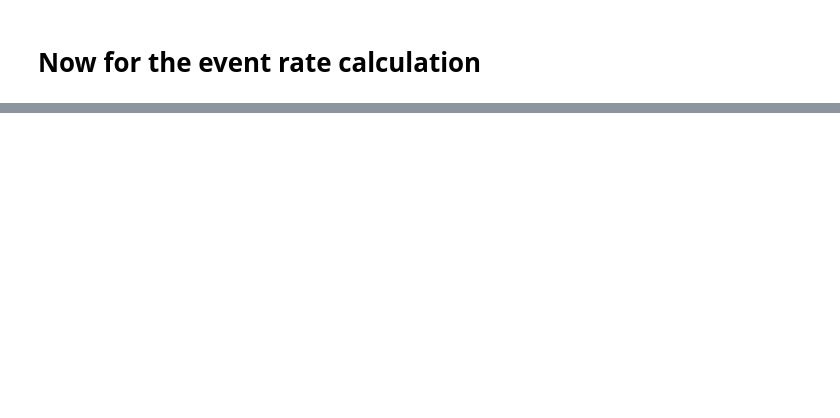
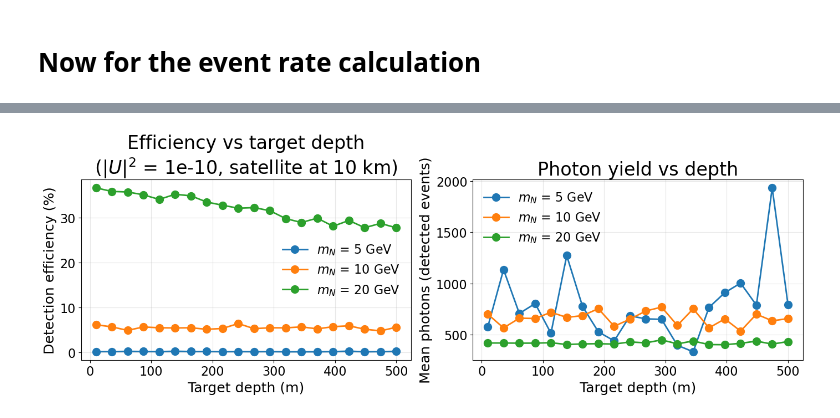
Before and after one commit to nickkamp1/NeutrinoFactoryHNL, a Jupyter notebook: Balloon.ipynb, the cells around one changed output, grey strips where cells are left out. Saved outputs shown, nothing was run; the diff lists cells and outputs as text; code cells hidden in the pictures; blank space fills up the shorter version.

```diff
--- a/Balloon.ipynb
+++ b/Balloon.ipynb
@@ -80,7 +59,7 @@ def F_c_numerical(theta_mu, l_mu, l_N, N_sim=int(1e4)):
     phi_list = np.random.uniform(0,2*np.pi,N_sim)
     return sum(A(theta_mu,phi_list,l_mu,z0)>0) / len(phi_list)
 # %%
-N_points = 25
+N_points = 10
 N_points_lookback = 100
 lookback_length = L_det
 l_N_range = np.linspace(L_det-lookback_length,L_det,N_points_lookback)
@@ -313,0 +706,95 @@ plt.show()
+# %%
+# Scan target depth to find optimal beam dump distance from surface
+
+def scan_target_depth(m_N, U2, sat_height, depth_range, beam_offset_angle=0.0,
+                      N_samples=1000, min_photons=10):
+    """
+    Scan target depth and compute detection efficiency.
+
+    Parameters
+    ----------
+    m_N : float
+        HNL mass [GeV]
+    U2 : float
+        Mixing angle squared
+    sat_height : float
+        Satellite height above surface [m]
+    depth_range : array
+        Target depths to scan [m]
+    beam_offset_angle : float
+        Beam angle from vertical [rad]
+
+    Returns
+    -------
+    efficiencies : array
+        Detection efficiency at each depth
+    mean_photons : array
+        Mean photon count at each depth
+    """
+    E_N = E_mu / 2
+    efficiencies = []
+    mean_photons = []
+
+    for depth in depth_range:
+        flux_geom = HNLFluxGeometry(
+            E_mu=E_mu,
+            beam_offset_angle=beam_offset_angle,
+            target_depth=depth,
+            satellite_height=sat_height,
+        )
+
+        sat_pos = flux_geom.get_satellite_position()
+        eff, mph = compute_signal_at_satellite(
+            m_N, E_N, U2, sat_pos, flux_geom,
+            N_samples=N_samples, min_photons=min_photons
+        )
+
+        efficiencies.append(eff)
+        mean_photons.append(mph)
+
+    return np.array(efficiencies), np.array(mean_photons)
+
+
+print("Scanning target depth for optimal configuration...")
+print("=" * 65)
+
+# Satellite height
+sat_height = 10e3#L_det  # 33 km
+
+# Scan depths from 10m to 500m
+depth_range = np.linspace(10, 500, 20)
+
+# Test for different HNL masses
+m_N_values = [5, 10, 20]
+U2_test = 1e-10  # relatively large mixing for testing
+
+fig, axes = plt.subplots(1, 2, figsize=(14, 5))
+
+for m_N in m_N_values:
+    print(f"Scanning m_N = {m_N} GeV...")
+    eff, mph = scan_target_depth(m_N, U2_test, sat_height, depth_range,
+                                  beam_offset_angle=0.0, N_samples=5000)
+
+    axes[0].plot(depth_range, eff * 100, 'o-', label=f'$m_N$ = {m_N} GeV')
+    axes[1].plot(depth_range, mph, 'o-', label=f'$m_N$ = {m_N} GeV')
+
+axes[0].set_xlabel('Target depth (m)')
+axes[0].set_ylabel('Detection efficiency (%)')
+axes[0].set_title(f'Efficiency vs target depth\n($|U|^2$ = {U2_test:.0e}, satellite at {sat_height/1000:.0f} km)')
+axes[0].legend()
+axes[0].grid(True, alpha=0.3)
+
+axes[1].set_xlabel('Target depth (m)')
+axes[1].set_ylabel('Mean photons (detected events)')
+axes[1].set_title('Photon yield vs depth')
+axes[1].legend()
+axes[1].grid(True, alpha=0.3)
+
+plt.tight_layout()
+plt.savefig("Figures/balloon/target_depth_scan.png", dpi=300)
+plt.show()
+
+print("\nKey trade-off:")
+print("  - Shallower target: HNLs reach atmosphere more easily")
+print("  - Deeper target: More target material, but HNLs must travel further")
+# %% [output]
@@ -313,0 +806 @@ plt.show()
+[figure, added]
```
Also changed, not shown: parts of 24 cells of this notebook, 30 other files.
